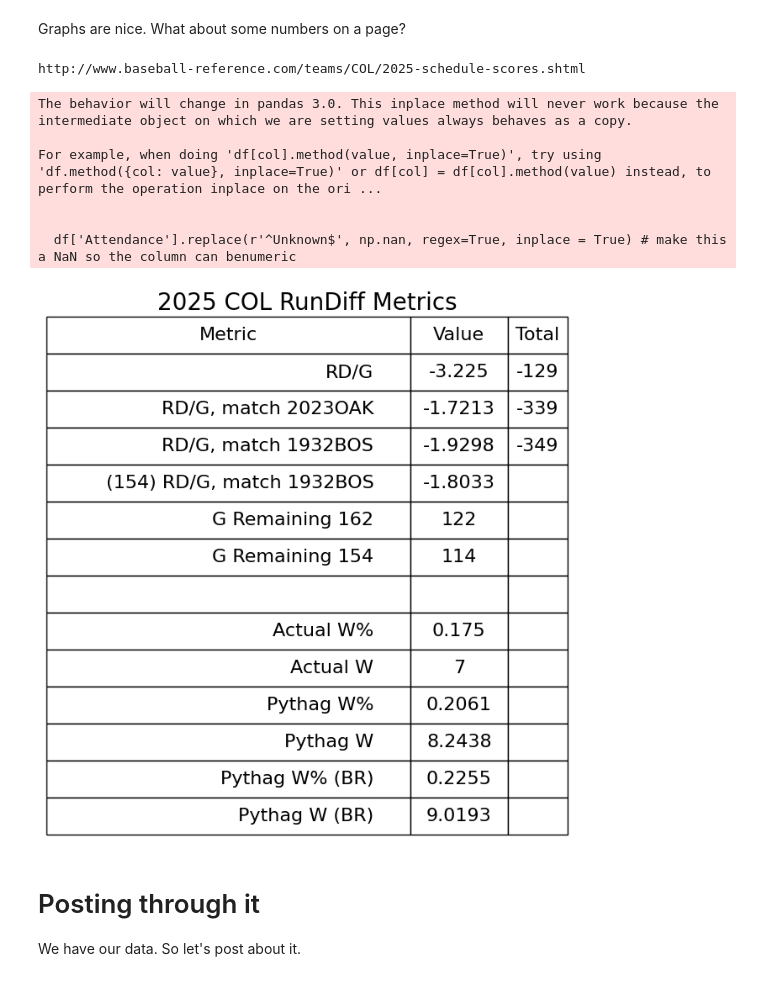
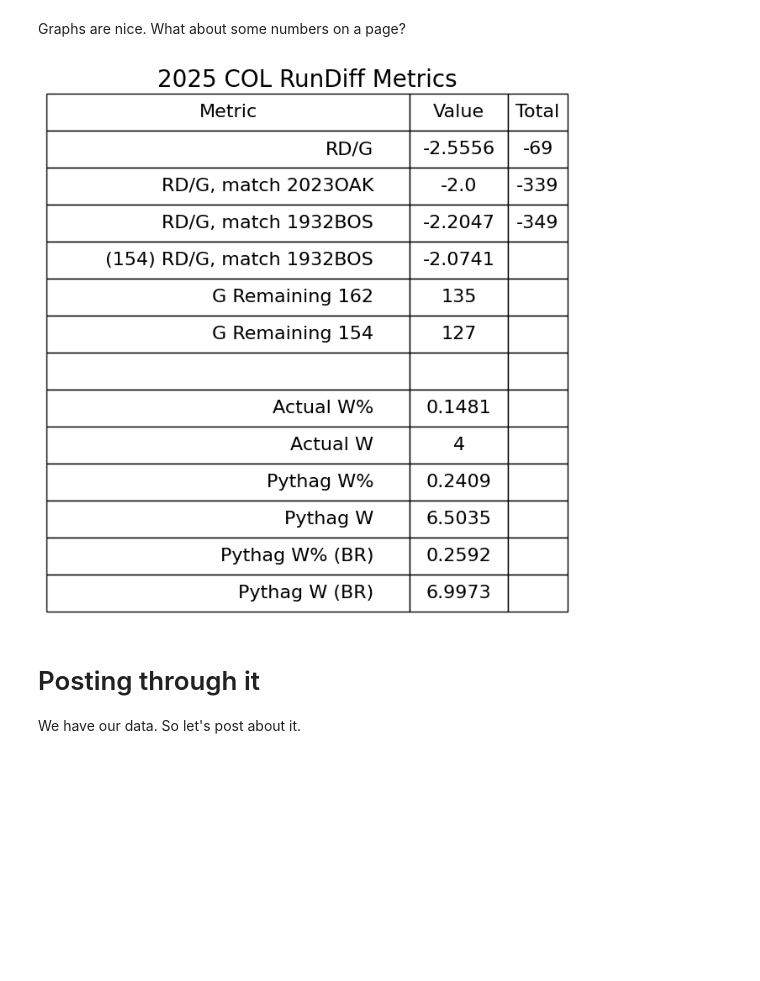
Before and after one commit to johnpdowling/SeasonMetricsCompareAtGame, a Jupyter notebook: SeasonMetricsCompareAtGame.ipynb, the cells around one changed output. Cells and saved outputs as stored; diff of their text form; code cells hidden in the pictures; blank space fills up the shorter version.

```diff
--- a/SeasonMetricsCompareAtGame.ipynb
+++ b/SeasonMetricsCompareAtGame.ipynb
@@ -140,7 +140,7 @@ Graphs are nice. What about some numbers on a page?
 import matplotlib.pyplot as plt
 import pandas as pd
 
-games_played = 40
+games_played = 27
 
 team = 'COL'
 year = 2025
@@ -157,7 +157,10 @@ if games_played < 1 or games_played > len([record for record in diff_data['W-L']
     print(f"Games played {games_played} is out of range for {team} {year}.")
 else:
     # Get the run differential for the specified number of games
-    run_diff = diff_data['R'].sum() - diff_data['RA'].sum()
+    #run_diff = diff_data['R'].sum() - diff_data['RA'].sum()
+    runs_scored = diff_data.loc[:games_played, 'R'].sum()
+    runs_allowed = diff_data.loc[:games_played, 'RA'].sum()
+    run_diff = runs_scored - runs_allowed
     # RD mean
     run_diff_per_game = run_diff / games_played
     # games remaining, modern season
@@ -175,11 +178,11 @@ else:
     # calculate the current win percentage
     current_win_percentage = current_wins / games_played
     # calculate the pythagorean win percentage
-    pythagorean_win_percentage = diff_data['R'].sum() ** 2 / (diff_data['R'].sum() ** 2 + diff_data['RA'].sum() ** 2)
+    pythagorean_win_percentage = (runs_scored ** 2) / ((runs_scored ** 2) + (runs_allowed ** 2))
     # calculate the pythagorean wins
     pythagorean_wins = pythagorean_win_percentage * games_played
     # caluclate the pythagorean win percentage, baseball-reference style
-    pythagorean_win_percentage_br = (diff_data['R'].sum() ** 1.83) / ((diff_data['R'].sum() ** 1.83) + (diff_data['RA'].sum() ** 1.83))
+    pythagorean_win_percentage_br = (runs_scored ** 1.83) / ((runs_scored ** 1.83) + (runs_allowed ** 1.83))
     # calculate the pythagorean wins, baseball-reference style
     pythagorean_wins_br = pythagorean_win_percentage_br * games_played
 
@@ -224,41 +227,34 @@ else:
             "",
             "",
             "",
             "",
             "",
             "",
             "",
             "",
         ]
     }
     df = pd.DataFrame(data)
 
     # Render the DataFrame as a table image
     fig, ax = plt.subplots(figsize=(8, 8))
     ax.axis('tight')
     ax.axis('off')
     ax.set_title(f"{year} {team} RunDiff Metrics", fontsize=20)
     table = ax.table(cellText=df.values, colLabels=df.columns, loc='center', cellLoc='center', bbox=[0, 0, 1, 1])
     table.auto_set_font_size(False)
     table.set_fontsize(16)
     table.auto_set_column_width(col=list(range(len(df.columns))))
 
     # Right-align the first column
     for (row, col), cell in table.get_celld().items():
         if col == 0 and row > 0:  # First column, skip header row
             cell.set_text_props(ha='right')  # Set horizontal alignment to 'right'
 
     # Show the table as an image
     plt.show()
 # %% [output]
-http://www.baseball-reference.com/teams/COL/2025-schedule-scores.shtml
-The behavior will change in pandas 3.0. This inplace method will never work because the intermediate object on which we are setting values always behaves as a copy.
-
-For example, when doing 'df[col].method(value, inplace=True)', try using 'df.method({col: value}, inplace=True)' or df[col] = df[col].method(value) instead, to perform the operation inplace on the ori ...
-
-
-  df['Attendance'].replace(r'^Unknown$', np.nan, regex=True, inplace = True) # make this a NaN so the column can benumeric
-[figure, old version]
+[figure, new version]
 # %% [markdown]
 # Posting through it
 
```
Also changed, not shown: 1 other file.
